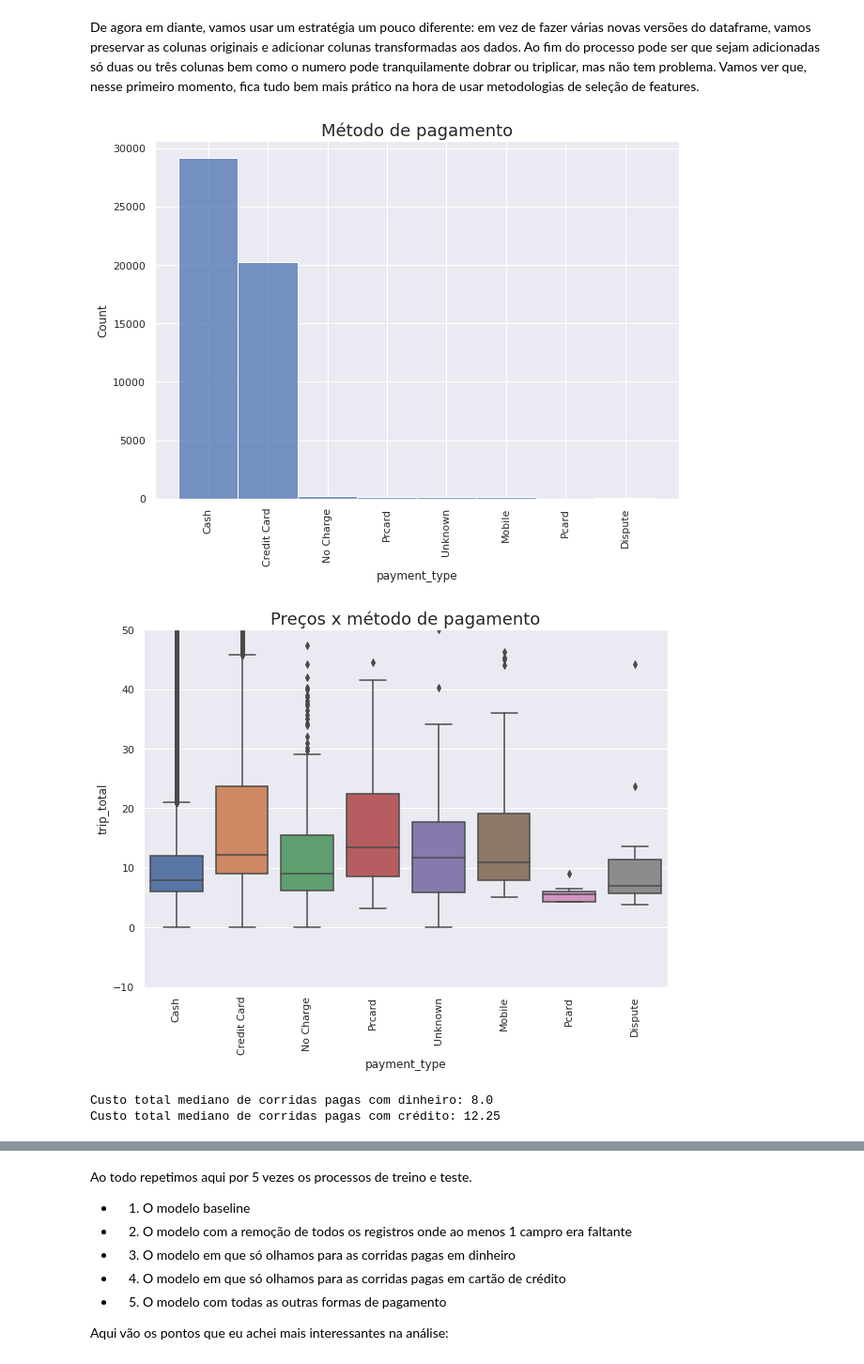
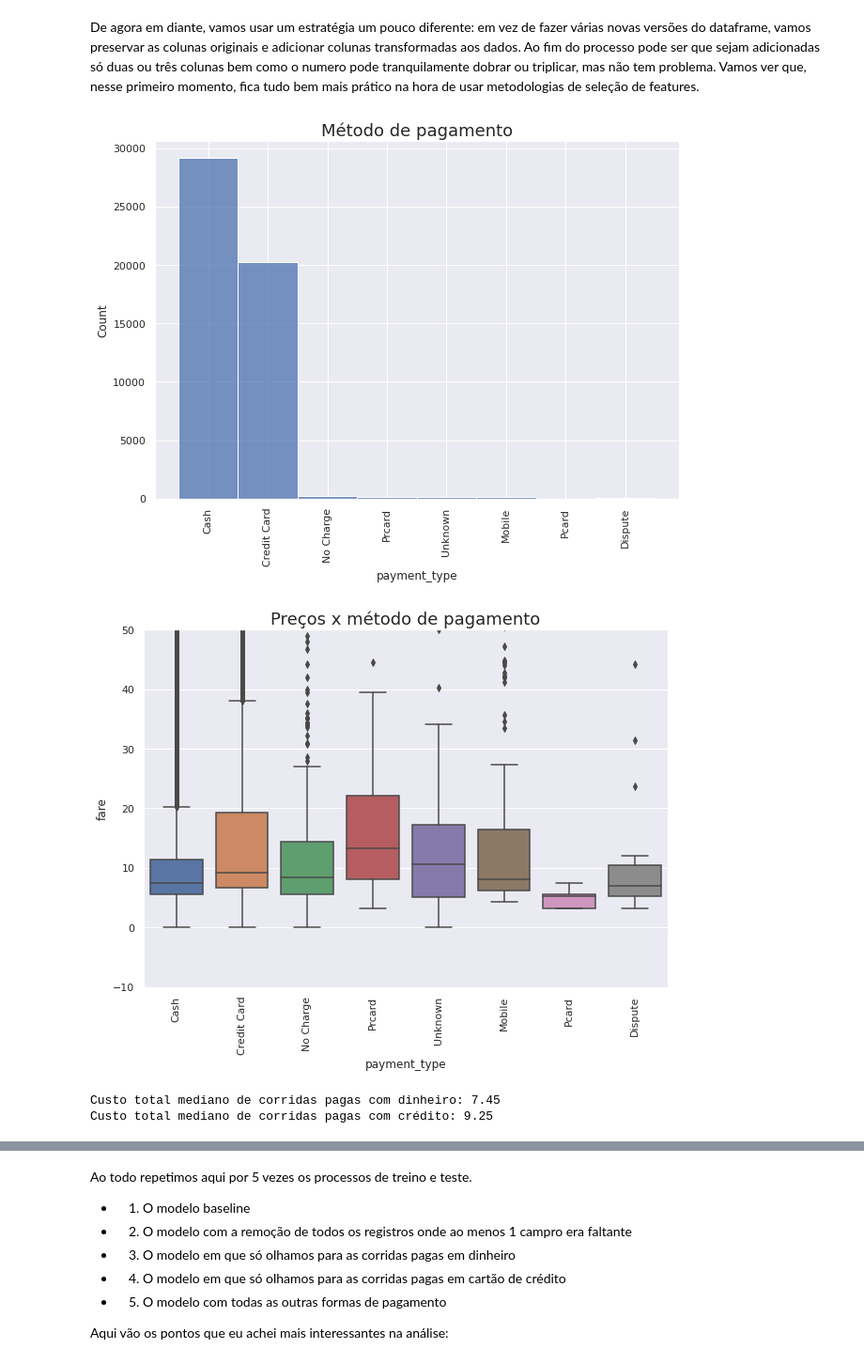
Before and after one commit to LeoFernanndes/portfolio, a Jupyter notebook: ChicagoTaxiRidePrice.ipynb, the cells around one changed output, grey strips where cells are left out. Shown at 94% size. Cells and saved outputs as stored; diff of their text form; code cells hidden in the pictures.

```diff
--- a/ChicagoTaxiRidePrice.ipynb
+++ b/ChicagoTaxiRidePrice.ipynb
@@ -302,37 +324,37 @@ import seaborn as sns
 
 plt.style.use('seaborn-whitegrid')
 sns.set(rc={'figure.figsize': (10, 7)})
 
 sns.histplot(df['payment_type'])
 plt.xticks(rotation=90)
 plt.title('Método de pagamento', fontdict={'size': 18})
 plt.show()
 print()
 
 # vamos ver agora se existem diferenças entre os preços
 plt.style.use('seaborn-whitegrid')
 sns.set(rc={'figure.figsize': (10, 7)})
 
-sns.boxplot(x='payment_type', y='trip_total', data=df)
+sns.boxplot(x='payment_type', y='fare', data=df)
 plt.xticks(rotation=90)
 plt.title('Preços x método de pagamento', fontdict={'size': 18})
 plt.ylim(-10, 50) # tem MUITO outlier no preço, então vamos dar uma limitada no eixo y pra ver um pouco melhor
 plt.show()
 print()
 
-print("Custo total mediano de corridas pagas com dinheiro: {}".format(df[df['payment_type'] == 'Cash']['trip_total'].median()))
-print("Custo total mediano de corridas pagas com crédito: {}".format(df[df['payment_type'] == 'Credit Card']['trip_total'].median()))
+print("Custo total mediano de corridas pagas com dinheiro: {}".format(df[df['payment_type'] == 'Cash']['fare'].median()))
+print("Custo total mediano de corridas pagas com crédito: {}".format(df[df['payment_type'] == 'Credit Card']['fare'].median()))
 print()
 
 # vamos procurar mais uma forma de ver como essas distribuições se comportam
 plt.style.use('seaborn-whitegrid')
 sns.set(rc={'figure.figsize': (10, 7)})
 
-sns.displot(data=df.loc[(df['payment_type'] == 'Credit Card') | (df['payment_type'] == 'Cash')], x="trip_total", hue="payment_type", kde=False)
+sns.displot(data=df.loc[(df['payment_type'] == 'Credit Card') | (df['payment_type'] == 'Cash')], x="fare", hue="payment_type", kde=False)
 plt.xlim(-10, 100)
 plt.show()
 # %% [output]
 [figure]
-[figure, old version]
+[figure, new version]
-Custo total mediano de corridas pagas com dinheiro: 8.0
-Custo total mediano de corridas pagas com crédito: 12.25
+Custo total mediano de corridas pagas com dinheiro: 7.45
+Custo total mediano de corridas pagas com crédito: 9.25
```
Also changed, not shown: parts of 32 cells of this notebook.
